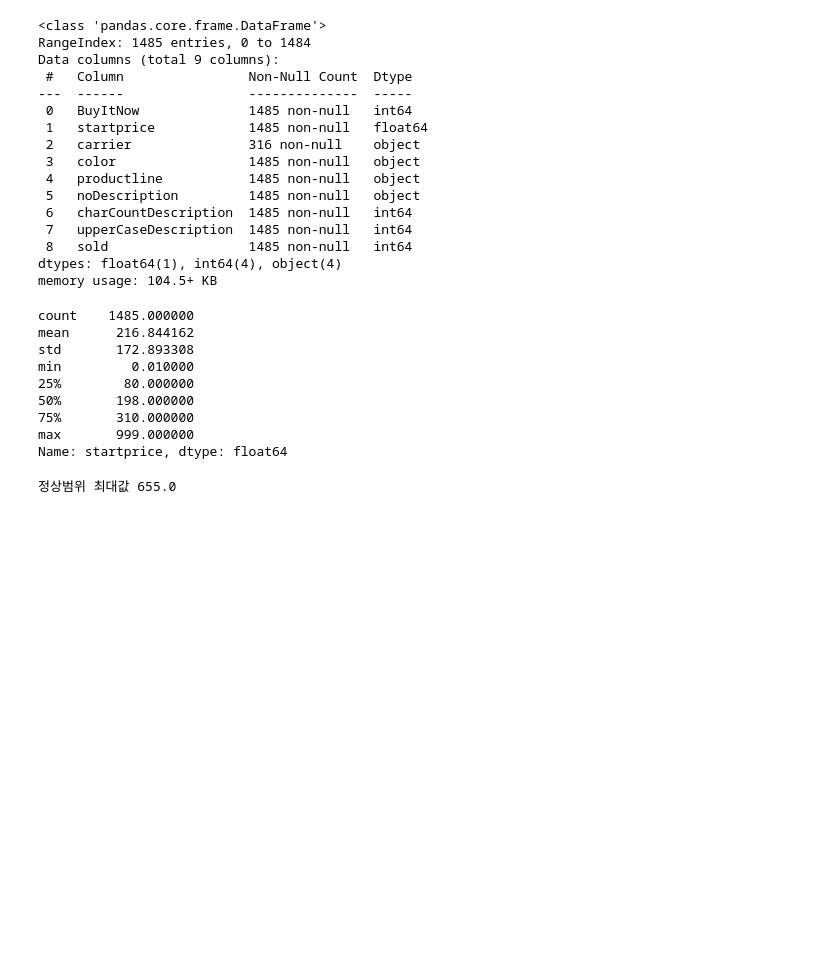
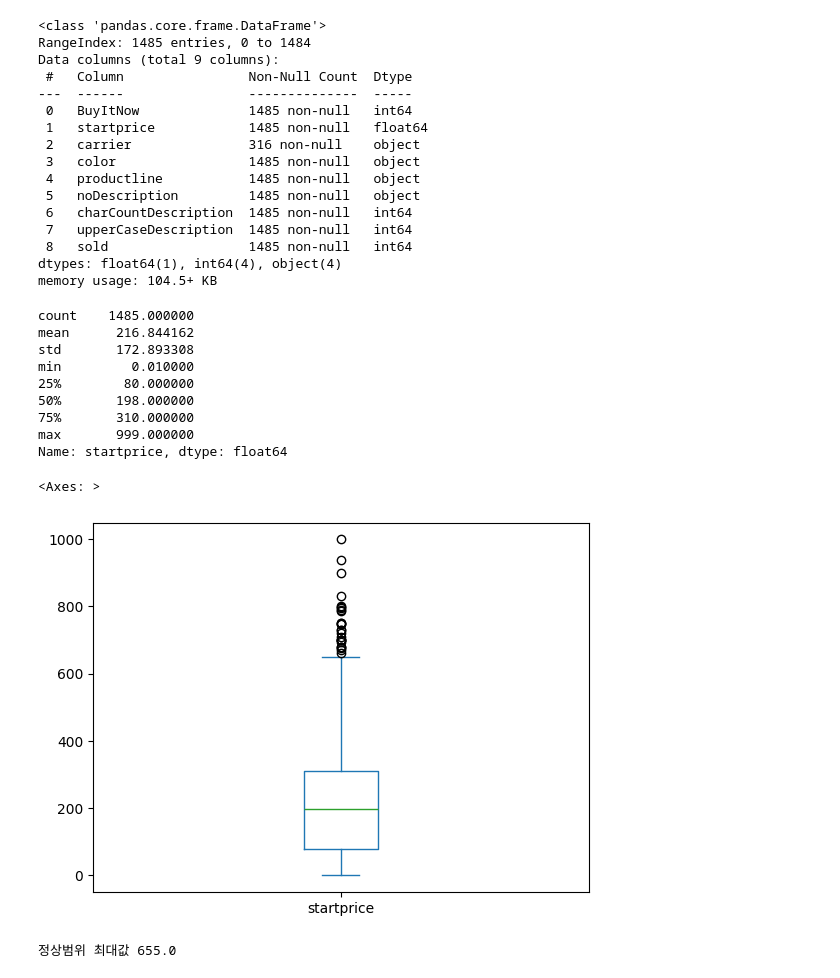
Before and after one commit to haram4th/fintech_pm_data_science, a Jupyter notebook: 06machine_learning/05데이터분석연습_이베이_휴대폰_판매데이터_예측_의사결정나무.ipynb, the cells around one changed output. Saved outputs shown, nothing was run; the diff lists cells and outputs as text; code cells hidden in the pictures; blank space fills up the shorter version.

```diff
--- a/06machine_learning/05데이터분석연습_이베이_휴대폰_판매데이터_예측_의사결정나무.ipynb
+++ b/06machine_learning/05데이터분석연습_이베이_휴대폰_판매데이터_예측_의사결정나무.ipynb
@@ -298,11 +338,11 @@ data['color'].unique()
 array(['White', 'Space Gray', 'Midnight Black', 'Aura Black', 'Gold',
        'Black', 'Prism Black'], dtype=object)
 # %%
-for x in list(data['color'].unique()):
+for x in data['color'].unique():
     if "Black" in x:
         print('Black')
     else:
-        print(i)
+        print(x)
 # %% [output]
 White
 Space Gray
@@ -355,6 +395,11 @@ min         0.010000
 75%       310.000000
 max       999.000000
 Name: startprice, dtype: float64
+# %%
+data['startprice'].plot(kind='box')
+# %% [output]
+<Axes: >
+[figure, added]
 # %%
 print("정상범위 최대값", 310 + (1.5 * (310.000000 - 80.000000)))
 # %% [output]
```
Also changed, not shown: parts of 61 cells of this notebook.
